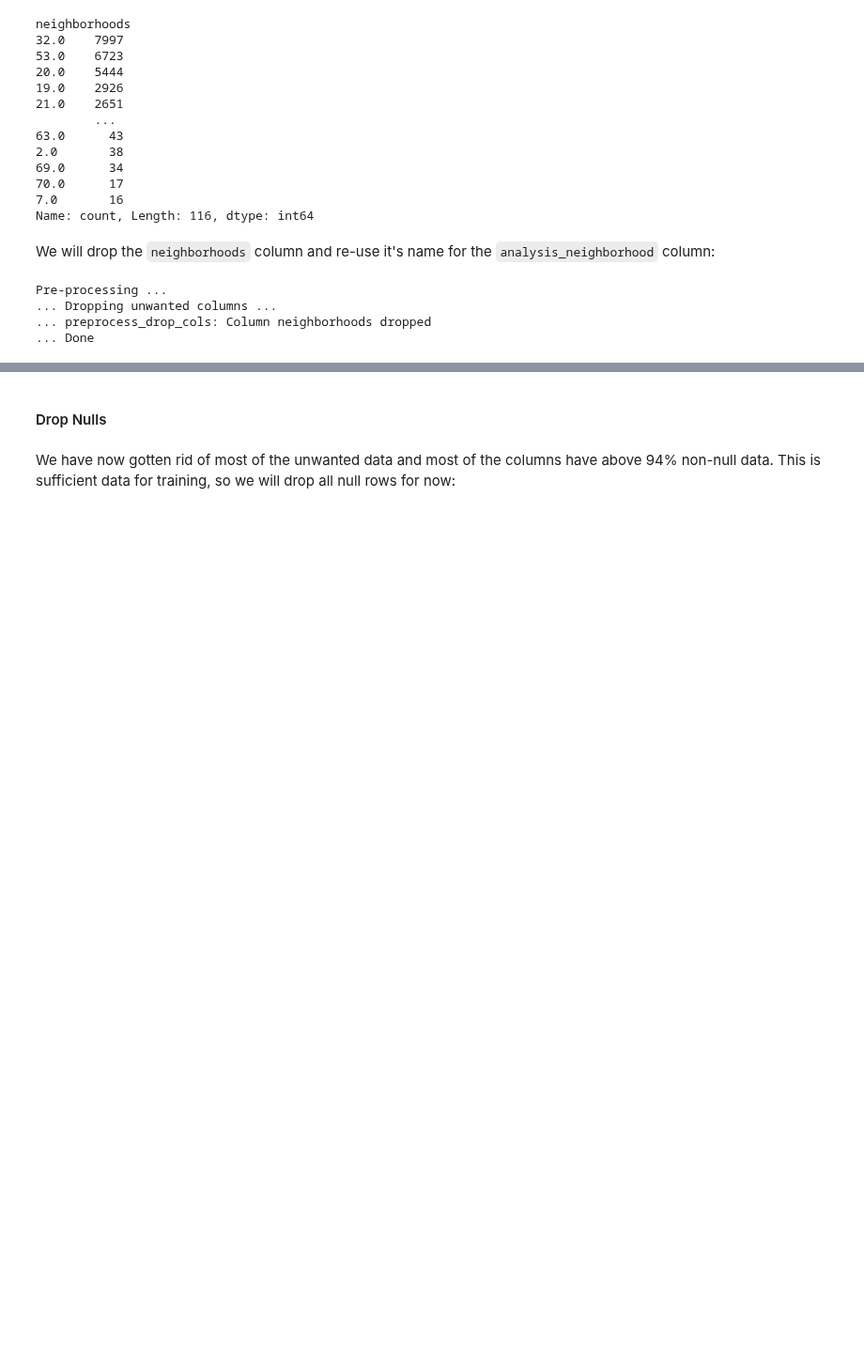
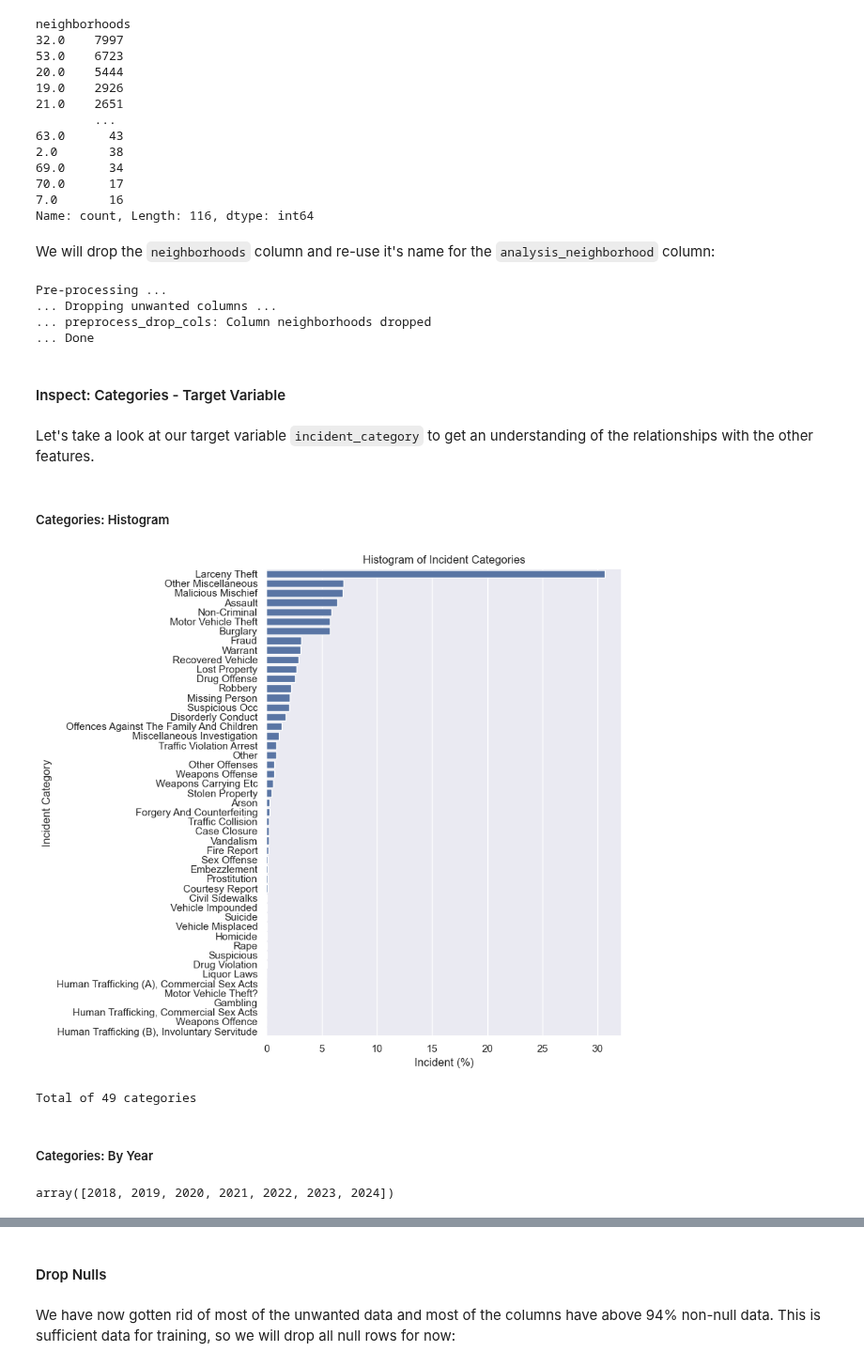
Before and after one commit to fazeelgm/UCB_ML_AI_Capstone, a Jupyter notebook: notebooks/ExploratoryDataAnalysis.ipynb, the cells around one changed output, grey strips where cells are left out. Shown at 94% size. Drawn from its saved outputs; the diff is of its cells as text; code cells hidden in the pictures; blank space fills up the shorter version.

```diff
--- a/notebooks/ExploratoryDataAnalysis.ipynb
+++ b/notebooks/ExploratoryDataAnalysis.ipynb
@@ -671,3 +656,30 @@ Pre-processing ...
 ... Done
 # %%
 current_clean_df.rename(columns={'analysis_neighborhood':'neighborhood'}, inplace=True)
+# %% [markdown]
+#### Inspect: Categories - Target Variable
+# %% [markdown]
+Let's take a look at our target variable `incident_category` to get an understanding of the relationships with the other features.
+# %% [markdown]
+##### Categories: Histogram
+# %%
+plt.figure(figsize=(graph_utils.page_width, 8))
+
+cats = current_clean_df.category.value_counts()
+sns.barplot(cats.transform(lambda x: (x / cats.values.sum()) * 100),
+            orient='h')
+
+plt.xlabel('Incident (%)')
+plt.ylabel('Incident Category')
+plt.title('Histogram of Incident Categories')
+
+plt.tight_layout()
+plt.savefig('../images/incidents_per_day.png')
+plt.show()
+
+print(f'Total of {cats.shape[0]:,d} categories')
+# %% [output]
+[figure, new version]
+Total of 49 categories
+# %% [markdown]
+##### Categories: By Year
@@ -673,0 +689,4 @@ current_clean_df.rename(columns={'analysis_neighborhood':'neighborhood'}, inplac
+# %%
+np.sort(current_clean_df['year'].unique())
+# %% [output]
+array([2018, 2019, 2020, 2021, 2022, 2023, 2024])
```
Also changed, not shown: parts of 26 cells of this notebook, 4 other files.
